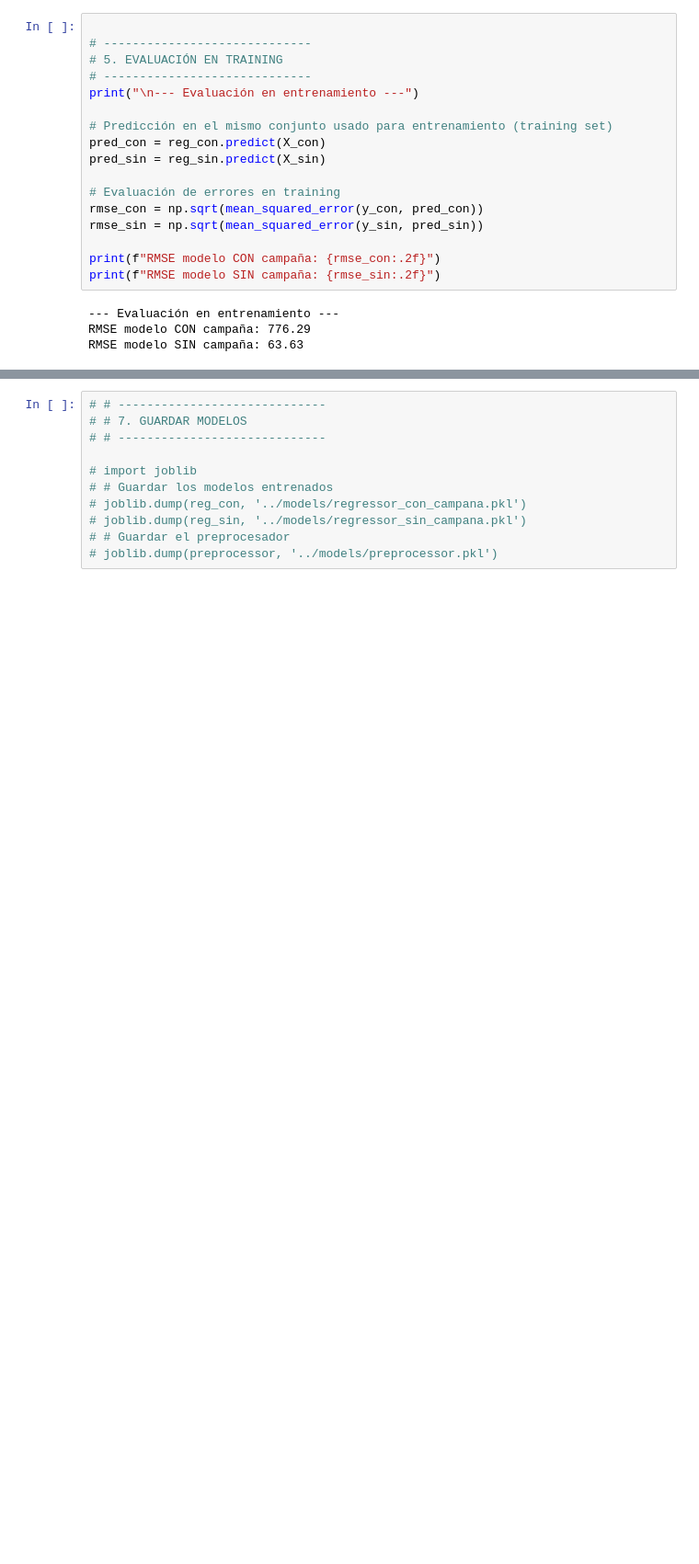
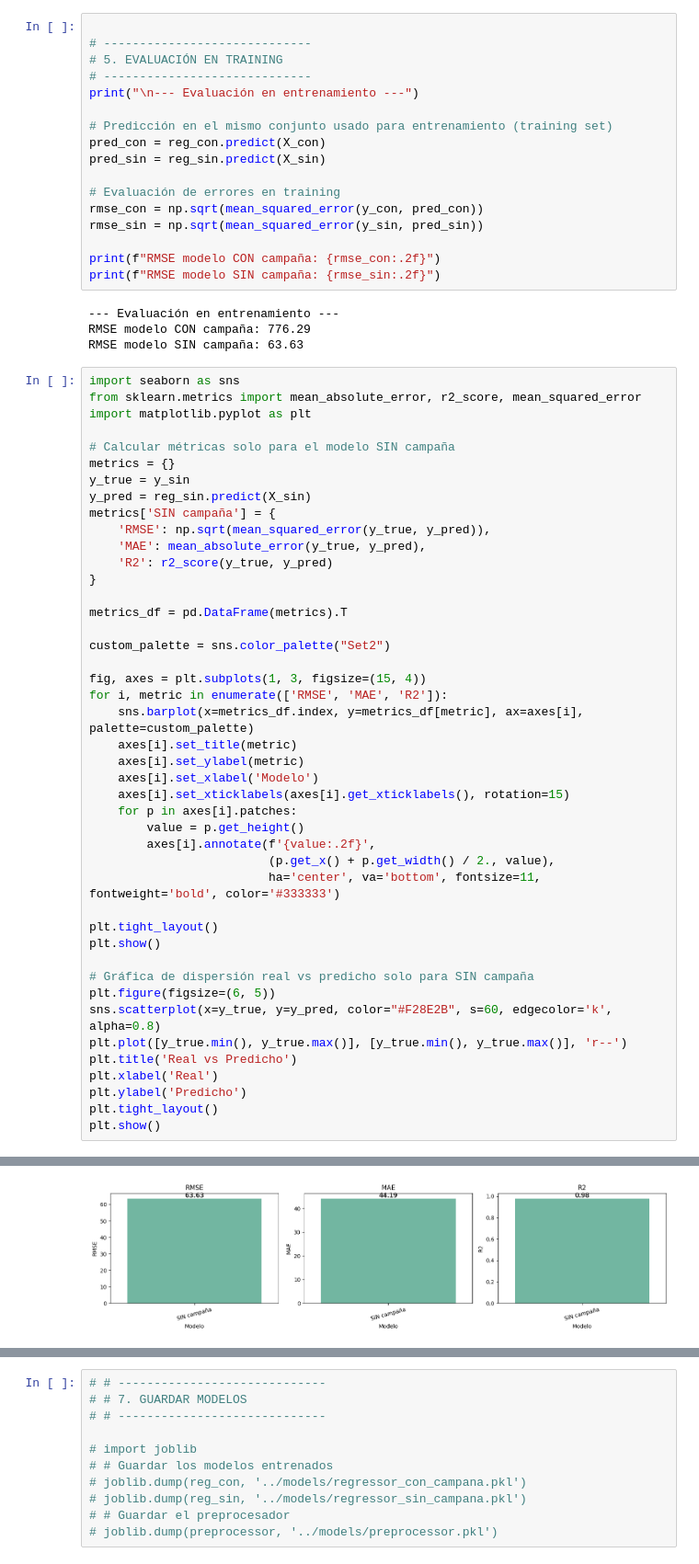
Before and after one commit to leonxrdon/TFM-ImpactoMarketing, a Jupyter notebook: notebooks/05_1_model_predict.ipynb, the cells around one changed output, grey strips where cells are left out. Shown at 92% size. Cells and saved outputs as stored; diff of their text form; blank space fills up the shorter version.

```diff
--- a/notebooks/05_1_model_predict.ipynb
+++ b/notebooks/05_1_model_predict.ipynb
@@ -209,3 +209,48 @@ print(f"RMSE modelo SIN campaña: {rmse_sin:.2f}")
 --- Evaluación en entrenamiento ---
 RMSE modelo CON campaña: 776.29
 RMSE modelo SIN campaña: 63.63
+# %%
+import seaborn as sns
+from sklearn.metrics import mean_absolute_error, r2_score, mean_squared_error
+import matplotlib.pyplot as plt
+
+# Calcular métricas solo para el modelo SIN campaña
+metrics = {}
+y_true = y_sin
+y_pred = reg_sin.predict(X_sin)
+metrics['SIN campaña'] = {
+    'RMSE': np.sqrt(mean_squared_error(y_true, y_pred)),
+    'MAE': mean_absolute_error(y_true, y_pred),
+    'R2': r2_score(y_true, y_pred)
+}
+
+metrics_df = pd.DataFrame(metrics).T
+
+custom_palette = sns.color_palette("Set2")
+
+fig, axes = plt.subplots(1, 3, figsize=(15, 4))
+for i, metric in enumerate(['RMSE', 'MAE', 'R2']):
+    sns.barplot(x=metrics_df.index, y=metrics_df[metric], ax=axes[i], palette=custom_palette)
+    axes[i].set_title(metric)
+    axes[i].set_ylabel(metric)
+    axes[i].set_xlabel('Modelo')
+    axes[i].set_xticklabels(axes[i].get_xticklabels(), rotation=15)
+    for p in axes[i].patches:
+        value = p.get_height()
+        axes[i].annotate(f'{value:.2f}',
+                         (p.get_x() + p.get_width() / 2., value),
+                         ha='center', va='bottom', fontsize=11, fontweight='bold', color='#333333')
+
+plt.tight_layout()
+plt.show()
+
+# Gráfica de dispersión real vs predicho solo para SIN campaña
+plt.figure(figsize=(6, 5))
+sns.scatterplot(x=y_true, y=y_pred, color="#F28E2B", s=60, edgecolor='k', alpha=0.8)
+plt.plot([y_true.min(), y_true.max()], [y_true.min(), y_true.max()], 'r--')
+plt.title('Real vs Predicho')
+plt.xlabel('Real')
+plt.ylabel('Predicho')
+plt.tight_layout()
+plt.show()
+# %% [output]
@@ -211,0 +268 @@ RMSE modelo SIN campaña: 63.63
+[figure, added]
```
Also changed, not shown: parts of 4 cells of this notebook, 9 other files.
